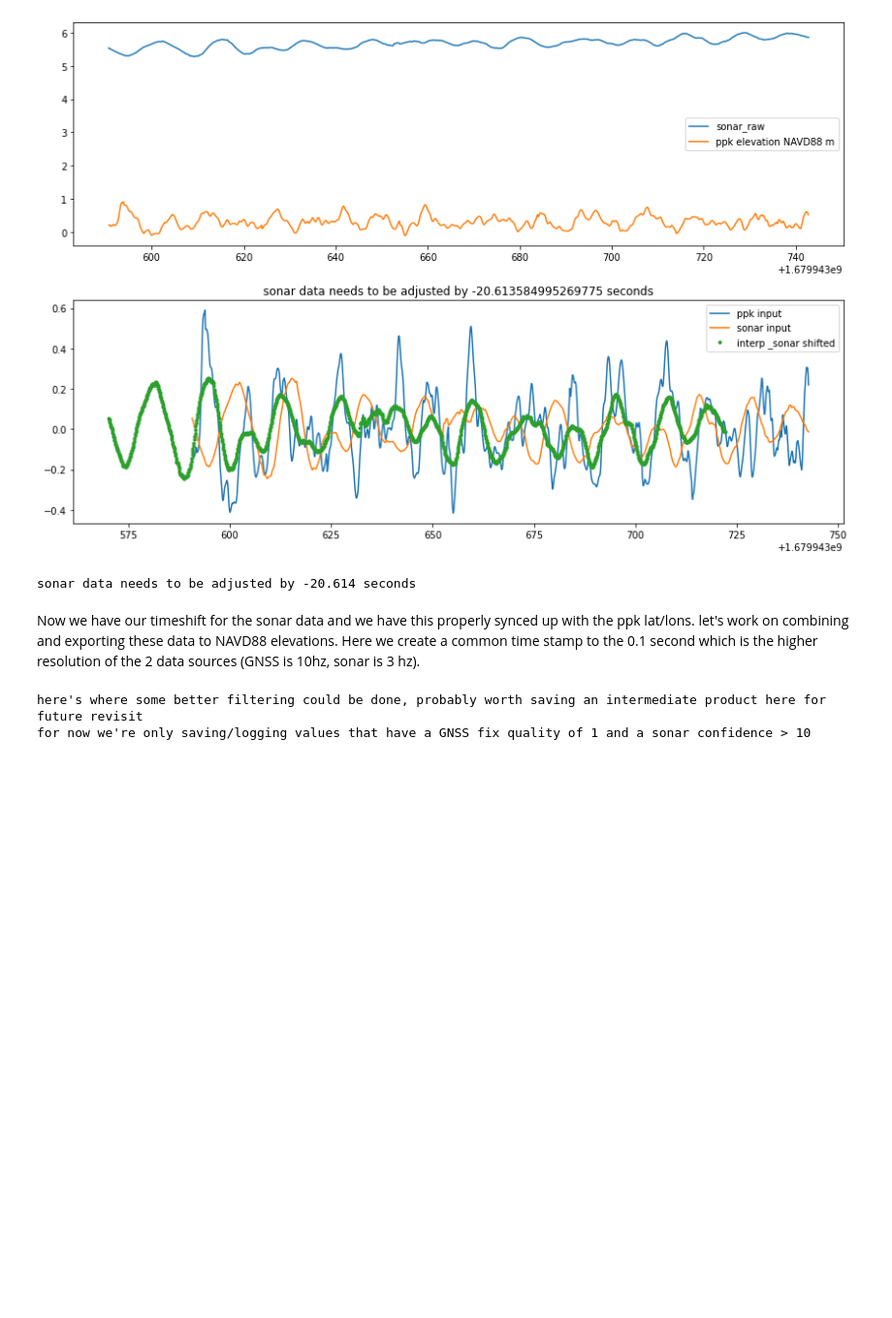
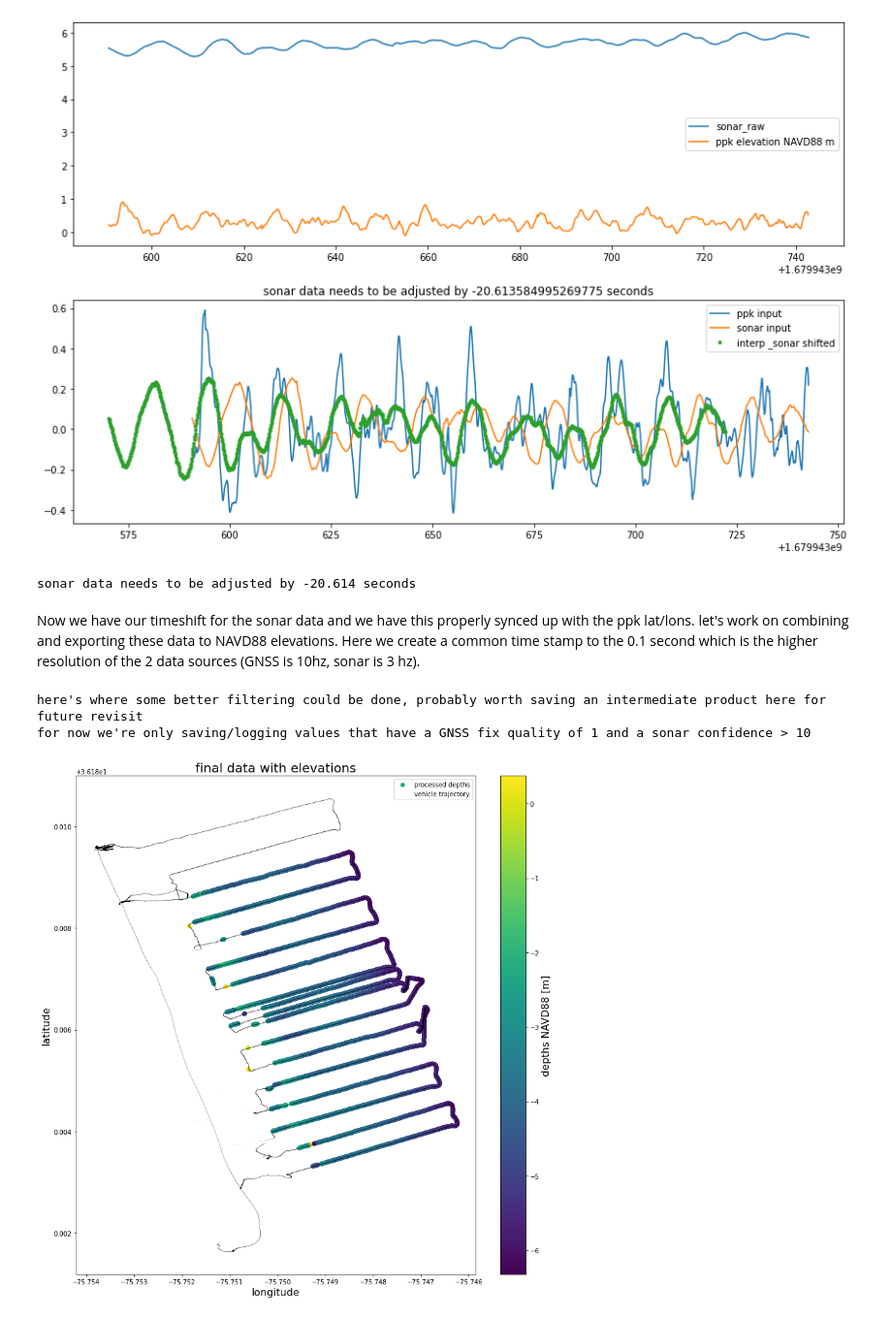
Before and after one commit to developer-ics/s500_DataAcq_PostProcessing, a Jupyter notebook: PostProcessing/python_processing_ppk.ipynb, the cells around one changed output. Shown: that part at 97% size. Saved outputs shown, nothing was run; the diff lists cells and outputs as text; code cells hidden in the pictures; blank space fills up the shorter version.

Commit message:
updated jupyternotebook with final results and plot

```diff
--- a/PostProcessing/python_processing_ppk.ipynb
+++ b/PostProcessing/python_processing_ppk.ipynb
@@ -800,25 +800,30 @@ idxDataToSave = np.argwhere(~np.isnan(sonar_smooth_depth_out)) # identify data t
 here's where some better filtering could be done, probably worth saving an intermediate product here for future revisit
 for now we're only saving/logging values that have a GNSS fix quality of 1 and a sonar confidence > 10
 # %%
+fs = 16
 # make a final plot of all the processed data
 plt.figure(figsize=(12,12))
-plt.scatter(lon_out[idxDataToSave], lat_out[idxDataToSave], c=elevation_out[idxDataToSave])
-plt.colorbar()
-plt.plot(ppkGPS['lon'], ppkGPS['lat'], 'k.', ms=0.1, alpha=.7)
-plt.ylabel('latitude')
-plt.xlabel('longitude')
-plt.title('final data with elevations')
+plt.scatter(lon_out[idxDataToSave], lat_out[idxDataToSave], c=elevation_out[idxDataToSave], label='processed depths')
+cbar = plt.colorbar()
+cbar.set_label('depths NAVD88 [m]', fontsize=fs)
+plt.plot(ppkGPS['lon'], ppkGPS['lat'], 'k.', ms=0.1, label='vehicle trajectory')
+plt.ylabel('latitude', fontsize=fs)
+plt.xlabel('longitude', fontsize=fs)
+plt.title('final data with elevations', fontsize=fs+4)
 plt.tight_layout()
+plt.legend()
 
 outputfile = 'finalDataProduct.h5'
 with h5py.File(outputfile, 'w') as hf:
     hf.create_dataset('time', data=time_out[idxDataToSave])
     hf.create_dataset('longitude', data=lon_out[idxDataToSave])
     hf.create_dataset('latitude', data=lat_out[idxDataToSave])
     hf.create_dataset('elevation', data=elevation_out[idxDataToSave])
     hf.create_dataset('fix_quality', data=fix_quality[idxDataToSave])
     hf.create_dataset('sonar_smooth_depth', data=sonar_smooth_depth_out[idxDataToSave])
     hf.create_dataset('sonar_smooth_confidence', data=sonar_smooth_confidence_out[idxDataToSave])
     hf.create_dataset('sonar_instant_depth', data=sonar_instant_depth_out[idxDataToSave])
     hf.create_dataset('sonar_instant_confidence', data=sonar_instant_confidence_out[idxDataToSave])
     hf.create_dataset('sonar_backscatter_out', data=sonar_backscatter_out[idxDataToSave])
+# %% [output]
+[figure, added]
```
